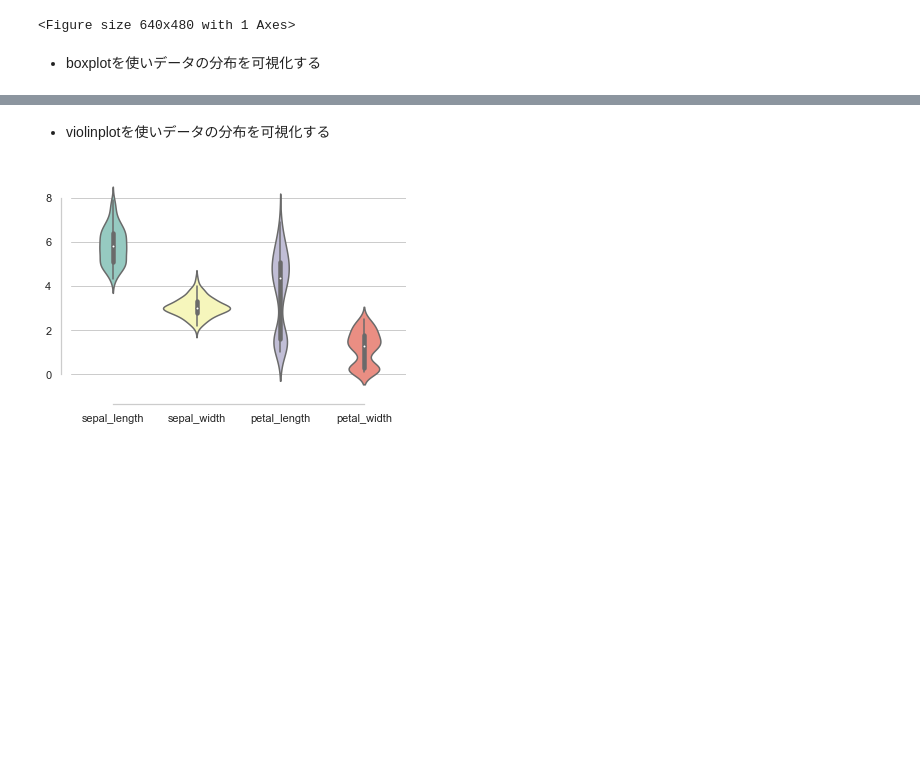
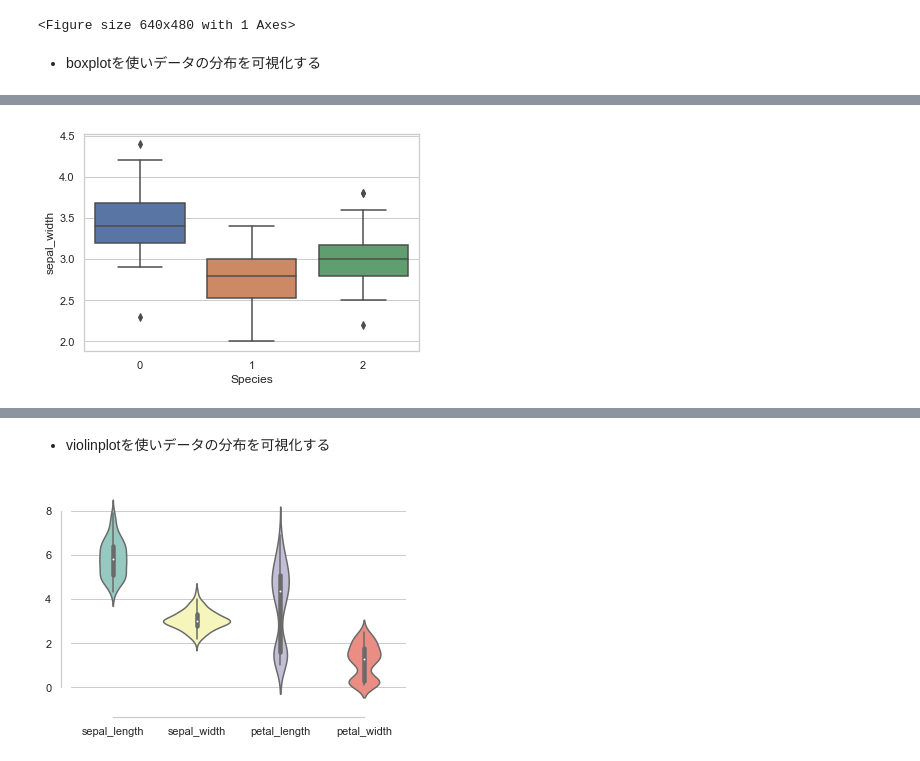
Before and after one commit to egupiii/dic_ml, a Jupyter notebook: week3/week3-work1.ipynb, the cells around one changed output, grey strips where cells are left out. Cells and saved outputs as stored; diff of their text form; code cells hidden in the pictures; blank space fills up the shorter version.

```diff
--- a/week3/week3-work1.ipynb
+++ b/week3/week3-work1.ipynb
@@ -501,0 +502,9 @@ plt.show()
+# %%
+sns.set()
+sns.set_style("whitegrid")
+
+sns.boxplot(x="Species", y="sepal_width", data=df)
+
+plt.show()
+# %% [output]
+[figure, added]
```
Also changed, not shown: parts of 8 cells of this notebook.
